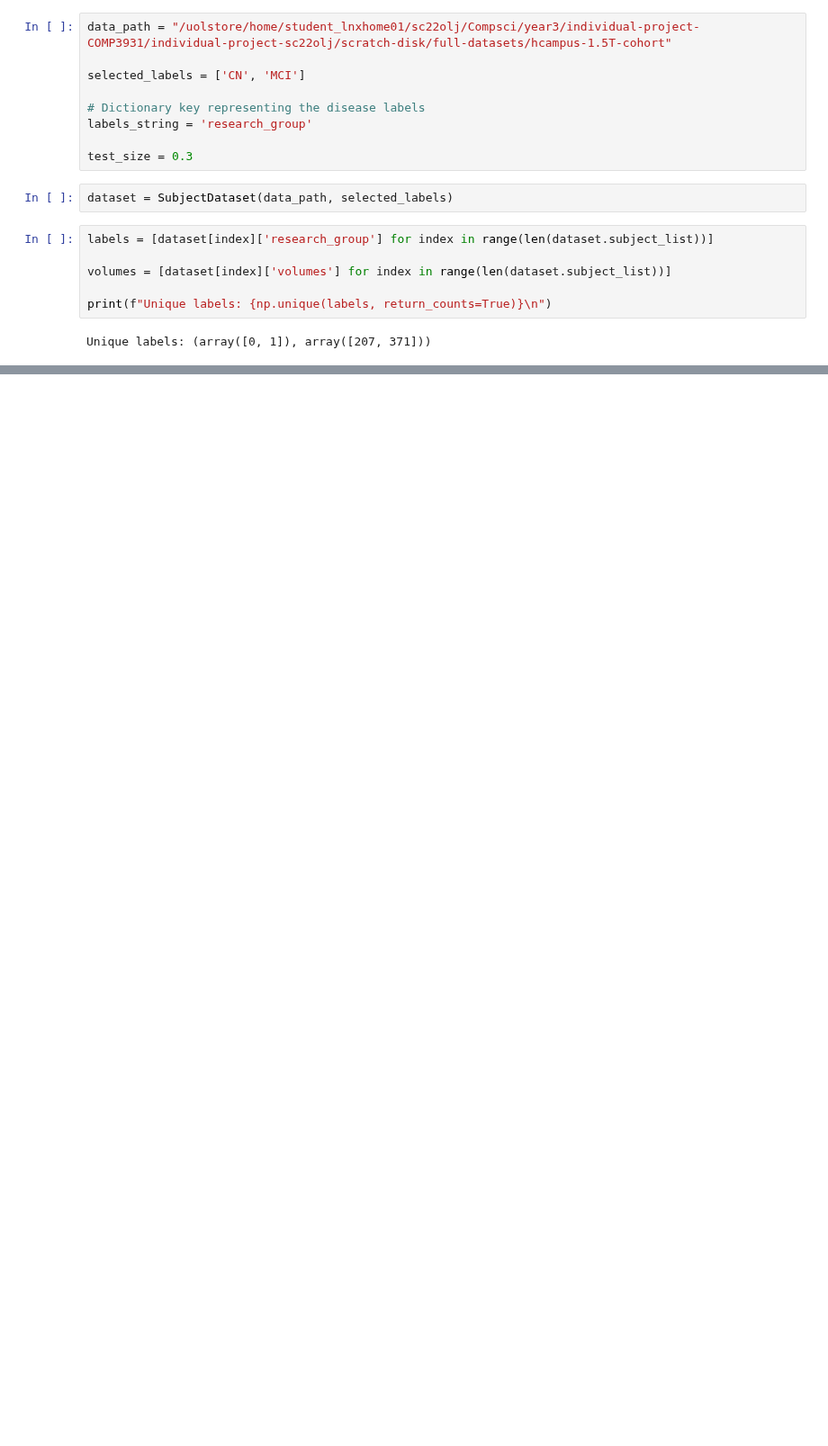
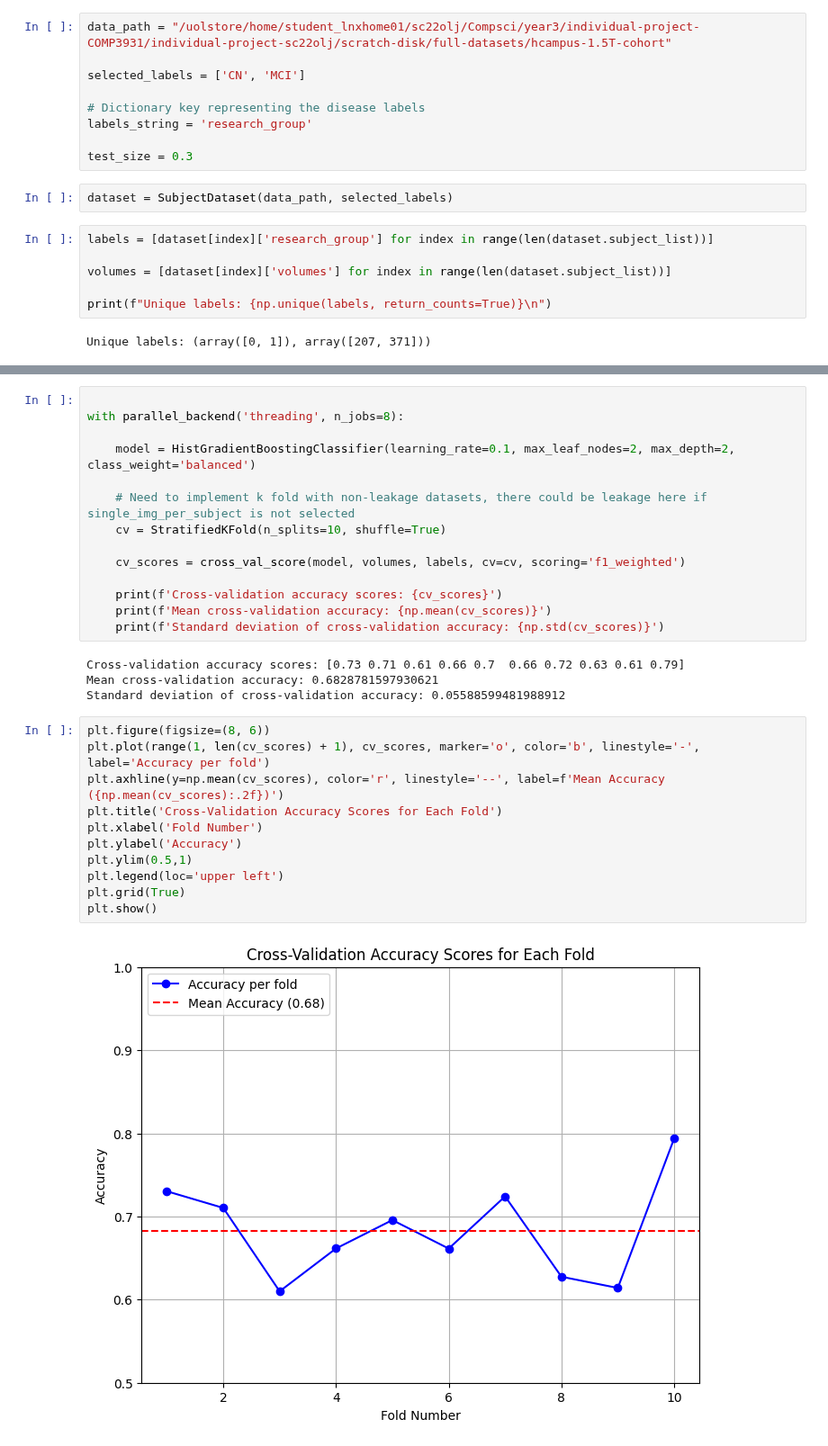
Before and after one commit to oscarlloydjohn/lloyd-john-MIUA-2025, a Jupyter notebook: gbdt.ipynb, the cells around one changed output, grey strips where cells are left out. Shown at 90% size. Drawn from its saved outputs; the diff is of its cells as text; blank space fills up the shorter version.

```diff
--- a/gbdt.ipynb
+++ b/gbdt.ipynb
@@ -83,0 +91,31 @@ plt.show()
+# %%
+
+with parallel_backend('threading', n_jobs=8):
+
+    model = HistGradientBoostingClassifier(learning_rate=0.1, max_leaf_nodes=2, max_depth=2, class_weight='balanced')
+
+    # Need to implement k fold with non-leakage datasets, there could be leakage here if single_img_per_subject is not selected
+    cv = StratifiedKFold(n_splits=10, shuffle=True)
+
+    cv_scores = cross_val_score(model, volumes, labels, cv=cv, scoring='f1_weighted')
+
+    print(f'Cross-validation accuracy scores: {cv_scores}')
+    print(f'Mean cross-validation accuracy: {np.mean(cv_scores)}')
+    print(f'Standard deviation of cross-validation accuracy: {np.std(cv_scores)}')
+# %% [output]
+Cross-validation accuracy scores: [0.73 0.71 0.61 0.66 0.7  0.66 0.72 0.63 0.61 0.79]
+Mean cross-validation accuracy: 0.6828781597930621
+Standard deviation of cross-validation accuracy: 0.05588599481988912
+# %%
+plt.figure(figsize=(8, 6))
+plt.plot(range(1, len(cv_scores) + 1), cv_scores, marker='o', color='b', linestyle='-', label='Accuracy per fold')
+plt.axhline(y=np.mean(cv_scores), color='r', linestyle='--', label=f'Mean Accuracy ({np.mean(cv_scores):.2f})')
+plt.title('Cross-Validation Accuracy Scores for Each Fold')
+plt.xlabel('Fold Number')
+plt.ylabel('Accuracy')
+plt.ylim(0.5,1)
+plt.legend(loc='upper left')
+plt.grid(True)
+plt.show()
+# %% [output]
+[figure, added]
```
Also changed, not shown: parts of 4 cells of this notebook, 4 other files.
